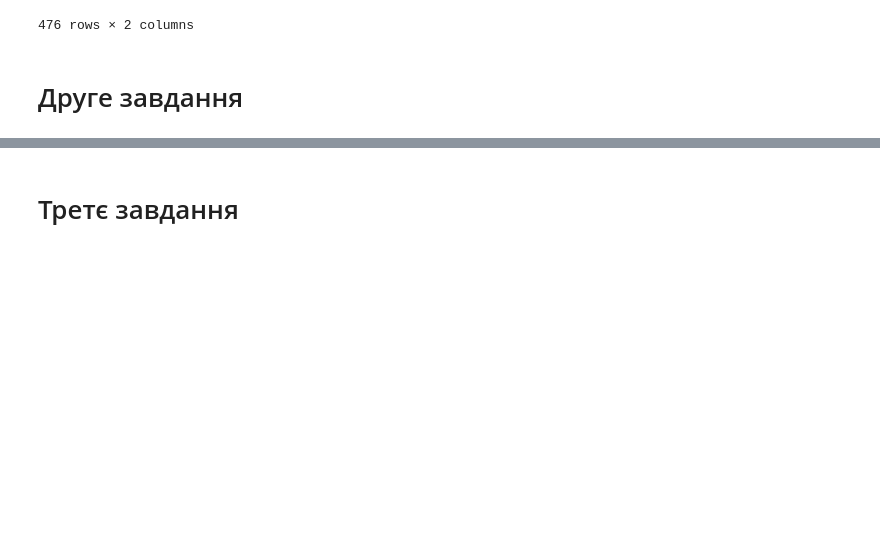
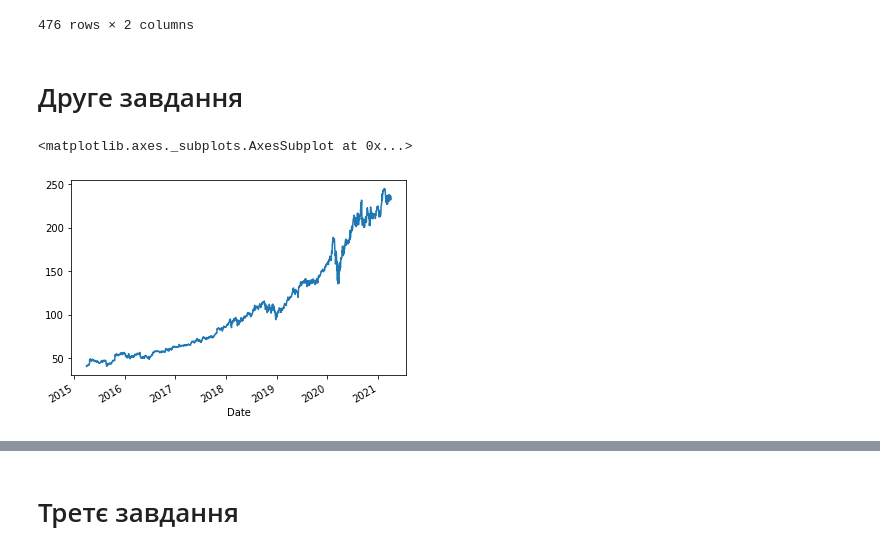
Before and after one commit to mezgoodle/ad_labs, a Jupyter notebook: docs/lab5/lab5.ipynb, the cells around one changed output, grey strips where cells are left out. Cells and saved outputs as stored; diff of their text form; code cells hidden in the pictures; blank space fills up the shorter version.

```diff
--- a/docs/lab5/lab5.ipynb
+++ b/docs/lab5/lab5.ipynb
@@ -183,3 +183,10 @@ merged_series
 476 rows × 2 columns
 # %% [markdown]
 # Друге завдання
+# %%
+close_series = pd.Series(df['Close'])
+# %%
+close_series.plot()
+# %% [output]
+<matplotlib.axes._subplots.AxesSubplot at 0x...>
+[figure, added]
```
Also changed, not shown: parts of 5 cells of this notebook.
